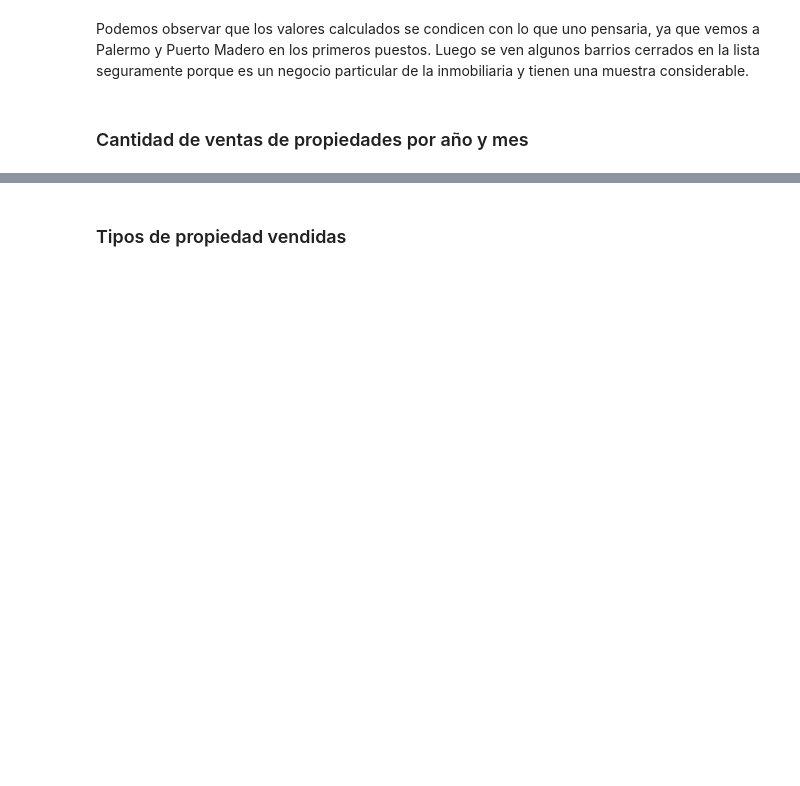
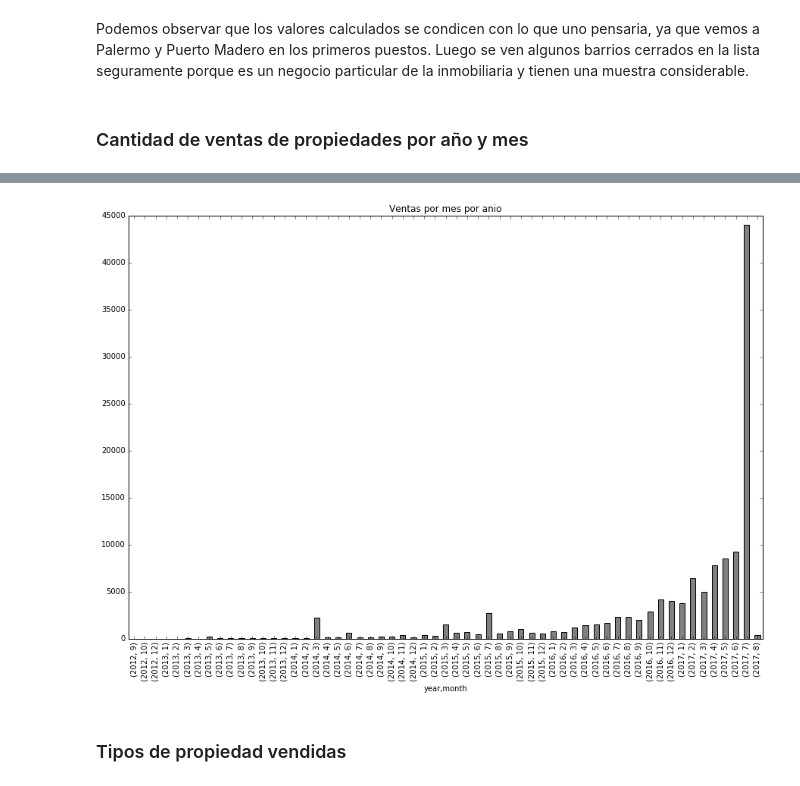
Before and after one commit to DanielMankowski/Data-Scients, a Jupyter notebook: TP 1.ipynb, the cells around one changed output, grey strips where cells are left out. Drawn from its saved outputs; the diff is of its cells as text; code cells hidden in the pictures; blank space fills up the shorter version.

```diff
--- a/TP 1.ipynb
+++ b/TP 1.ipynb
@@ -126,7 +261,9 @@ ventas_por_anio.plot('bar', color = 'green');
 ventas_por_mes = prop_caba_gba.groupby(['year', 'month']).count()['created_on']
 # %%
 %matplotlib inline
-ventas_por_mes.plot('bar', title = 'Ventas por mes por anio', figsize=(15,10));
+ventas_por_mes.plot('bar', title = 'Ventas por mes por anio', figsize=(15,10), color = 'grey');
+# %% [output]
+[figure, added]
 # %% [markdown]
 ### Tipos de propiedad vendidas
 # %%
```
Also changed, not shown: parts of 47 cells of this notebook.
